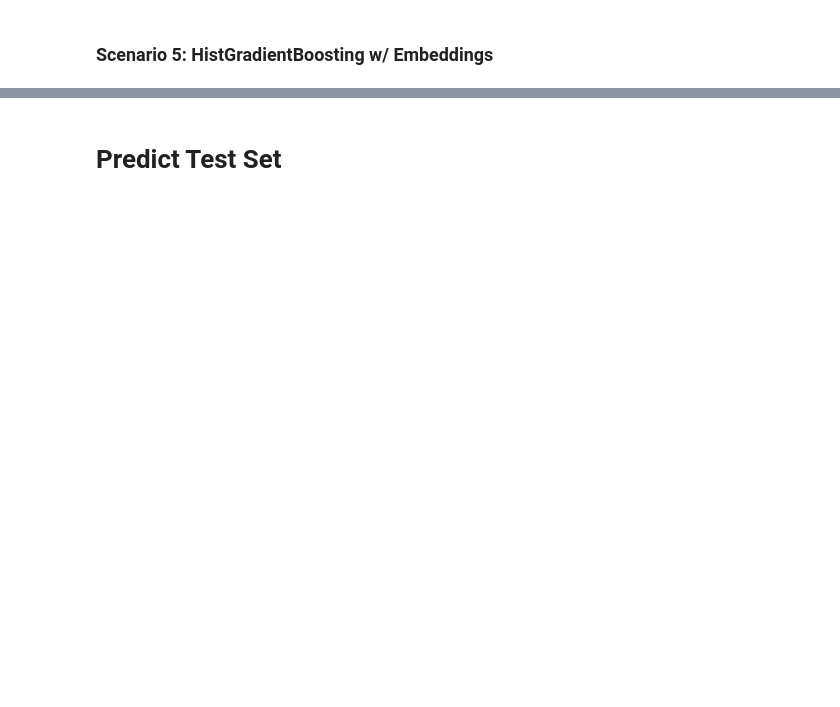
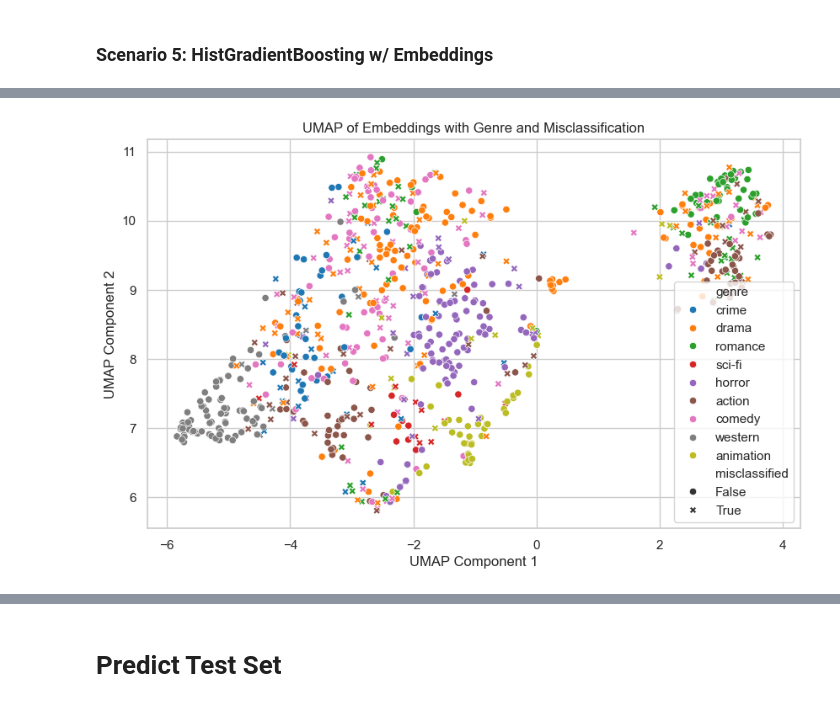
Before and after one commit to vascomgameiro/Movie-Genre-Classification-Project, a Jupyter notebook: notebooks/notebook_final.ipynb, the cells around one changed output, grey strips where cells are left out. Cells and saved outputs as stored; diff of their text form; code cells hidden in the pictures; blank space fills up the shorter version.

```diff
--- a/notebooks/notebook_final.ipynb
+++ b/notebooks/notebook_final.ipynb
@@ -441,6 +667,4 @@ y_train = embedding_train_df["genre"]
 # %%
-embedding_test_df["genre"] = label_encoder.transform(embedding_test_df["genre"])
-
 X_test = embedding_test_df.drop("genre", axis=1)
 y_test = embedding_test_df["genre"]
 # %% [markdown]
@@ -569,0 +857,32 @@ plot_confusion_matrix(cm, decoded_class_names)
+# %%
+import umap
+import seaborn as sns
+import matplotlib.pyplot as plt
+import pandas as pd
+
+# Apply UMAP for dimensionality reduction
+umap_model = umap.UMAP(n_components=2, random_state=42)
+umap_embeddings = umap_model.fit_transform(embedding_test_df.drop("genre", inplace=False, axis=1))
+
+# Create DataFrame with UMAP results, misclassification, and genre info
+umap_df = pd.DataFrame(umap_embeddings, columns=["UMAP1", "UMAP2"])
+umap_df["misclassified"] = y_test != y_pred
+umap_df["genre"] = label_encoder.inverse_transform(df_errors["genre"])
+
+# Plot UMAP results with genre color and misclassification marker
+plt.figure(figsize=(10, 6))
+sns.scatterplot(
+    x="UMAP1",
+    y="UMAP2",
+    hue="genre",
+    style="misclassified",
+    markers={False: "o", True: "X"},
+    data=umap_df,
+    palette="tab10",
+)
+plt.title("UMAP of Embeddings with Genre and Misclassification")
+plt.xlabel("UMAP Component 1")
+plt.ylabel("UMAP Component 2")
+plt.show()
+# %% [output]
+[figure, added]
```
Also changed, not shown: parts of 100 cells of this notebook, 4 other files.
